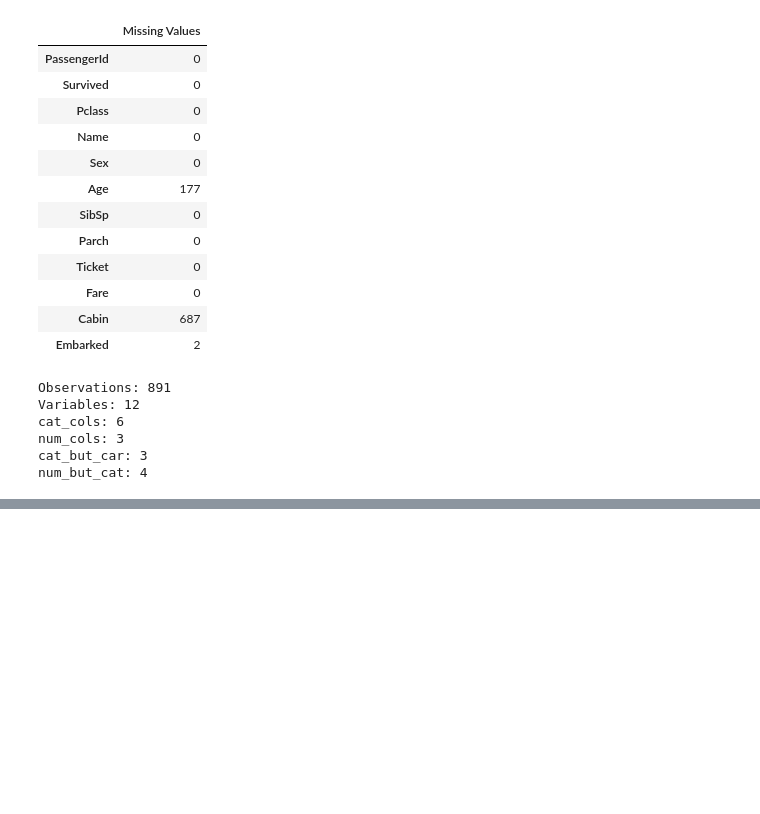
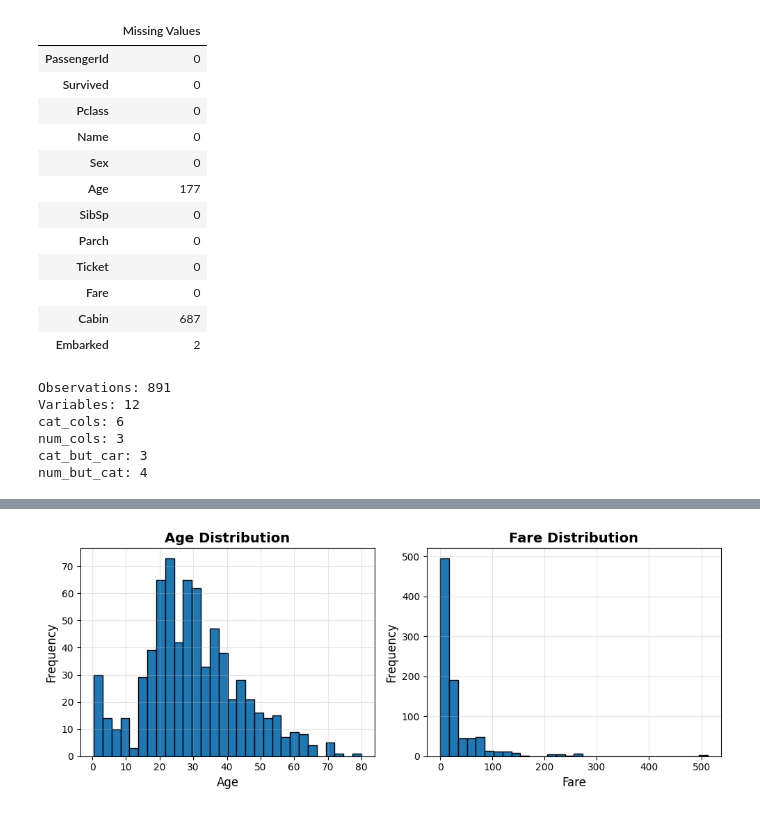
Before and after one commit to ErenYanic/DataScience-Projects, a Jupyter notebook: Titanic-MachineLearningfromDisaster/notebooks/titanic_machine_learning_from_disaster.ipynb, the cells around one changed output, grey strips where cells are left out. Drawn from its saved outputs; the diff is of its cells as text; code cells hidden in the pictures; blank space fills up the shorter version.

```diff
--- a/Titanic-MachineLearningfromDisaster/notebooks/titanic_machine_learning_from_disaster.ipynb
+++ b/Titanic-MachineLearningfromDisaster/notebooks/titanic_machine_learning_from_disaster.ipynb
@@ -210,7 +210,7 @@ def grab_col_names(dataframe, cat_th=10, car_th=20):
 
 cat_cols, num_cols, cat_but_car, num_but_cat = grab_col_names(df)
 
-num_cols = [col for col in num_cols if col not in "Id"]
+num_cols = [col for col in num_cols if col not in "PassengerId"]
 # %% [output]
 Observations: 891
 Variables: 12
@@ -220,0 +289,51 @@ num_but_cat: 4
+# %%
+def num_summary(dataframe, numerical_col, plot=False, ax=None):
+    missing_count = dataframe[numerical_col].isna().sum()
+    missing_pct = 100 * missing_count / len(dataframe)
+    #print("#######################################################")
+    #print(f"Column: {numerical_col} \nMissing Value Count: {missing_count} \nMissing Value Percentage: {missing_pct:.2f}%\n")
+    #quantiles = [0.05, 0.10, 0.20, 0.30, 0.40, 0.50, 0.60, 0.70, 0.80, 0.90, 0.95, 0.99]
+    #print(dataframe[numerical_col].describe(quantiles).T, "\n")
+
+    if plot:
+        if ax is None:
+            plt.figure(figsize=(10, 6))
+            ax = plt.gca()
+
+        dataframe[numerical_col].hist(ax=ax, bins=30, edgecolor="black")
+        ax.set_xlabel(numerical_col, fontsize=12)
+        ax.set_ylabel("Frequency", fontsize=12)
+        ax.set_title(f"{numerical_col} Distribution", fontsize=14, fontweight="bold")
+        ax.grid(alpha=0.3)
+
+        if ax is None:
+            plt.tight_layout()
+            plt.show(block=True)
+
+# Display all graphs in a single plot
+def plot_all_numerical(dataframe, num_cols, cols_per_row=3, save=False, filename="num_summary.png"):
+    n_cols = len(num_cols)
+    n_rows = (n_cols + cols_per_row - 1) // cols_per_row
+    fig, axes = plt.subplots(n_rows, cols_per_row, figsize=(5*cols_per_row, 4*n_rows))
+    axes = axes.flatten()
+
+    for idx, col in enumerate(num_cols):
+        num_summary(dataframe, col, plot=True, ax=axes[idx])
+
+    # Hide unused subplots
+    for idx in range(n_cols, len(axes)):
+        axes[idx].set_visible(False)
+
+    plt.tight_layout()
+
+    if save:
+        plt.savefig(filename, dpi=300, bbox_inches="tight")
+        print(f"Plot saved: {filename}")
+
+    plt.show()
+
+plot_all_numerical(df, num_cols)  # Don't save
+# plot_all_numerical(df, num_cols, save=True)  # Save with default name
+# plot_all_numerical(df, num_cols, cols_per_row=3, save=True, filename="numerical_analysis.png")  # Save with special name
+# %% [output]
+[figure, added]
```
Also changed, not shown: parts of 4 cells of this notebook.
